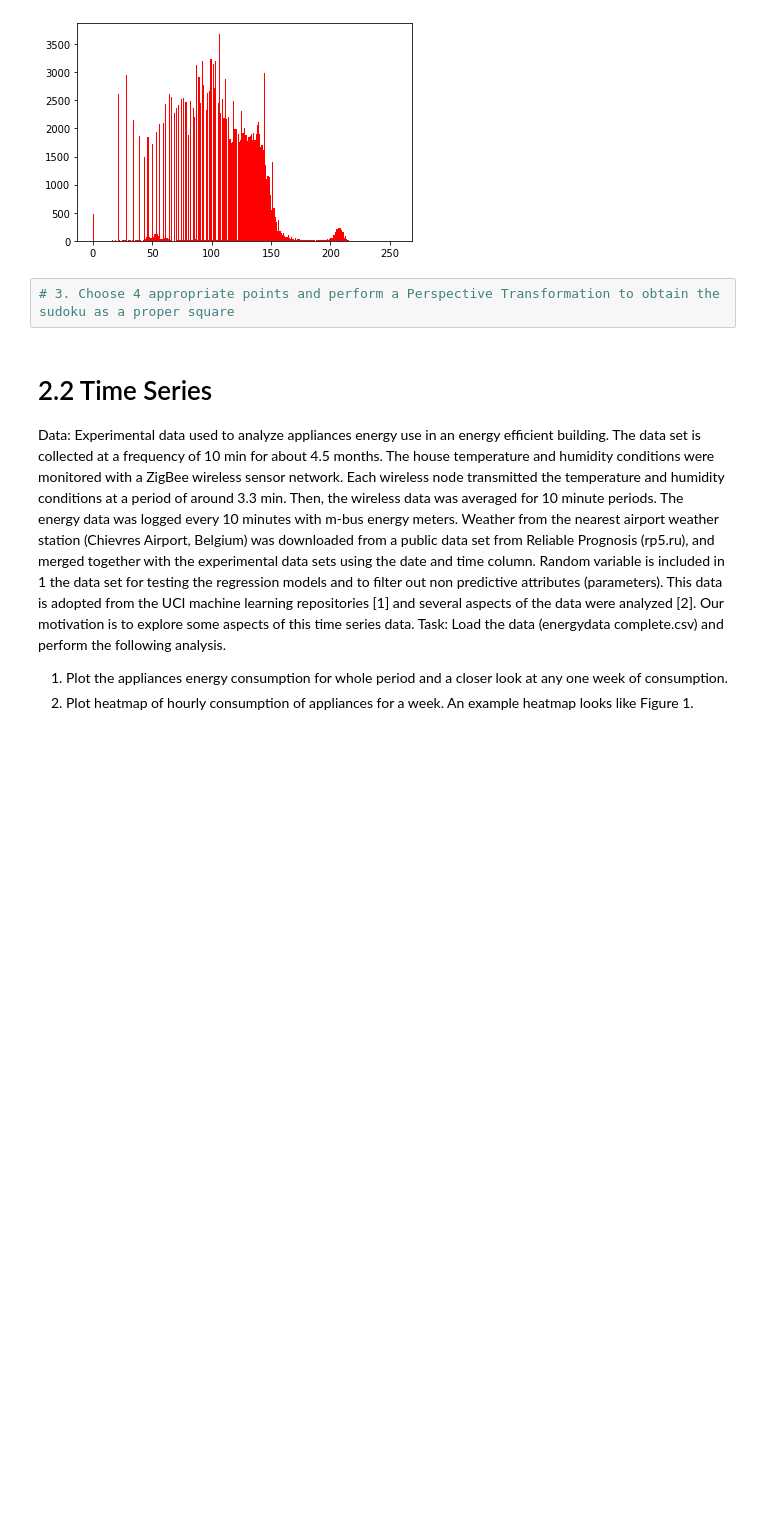
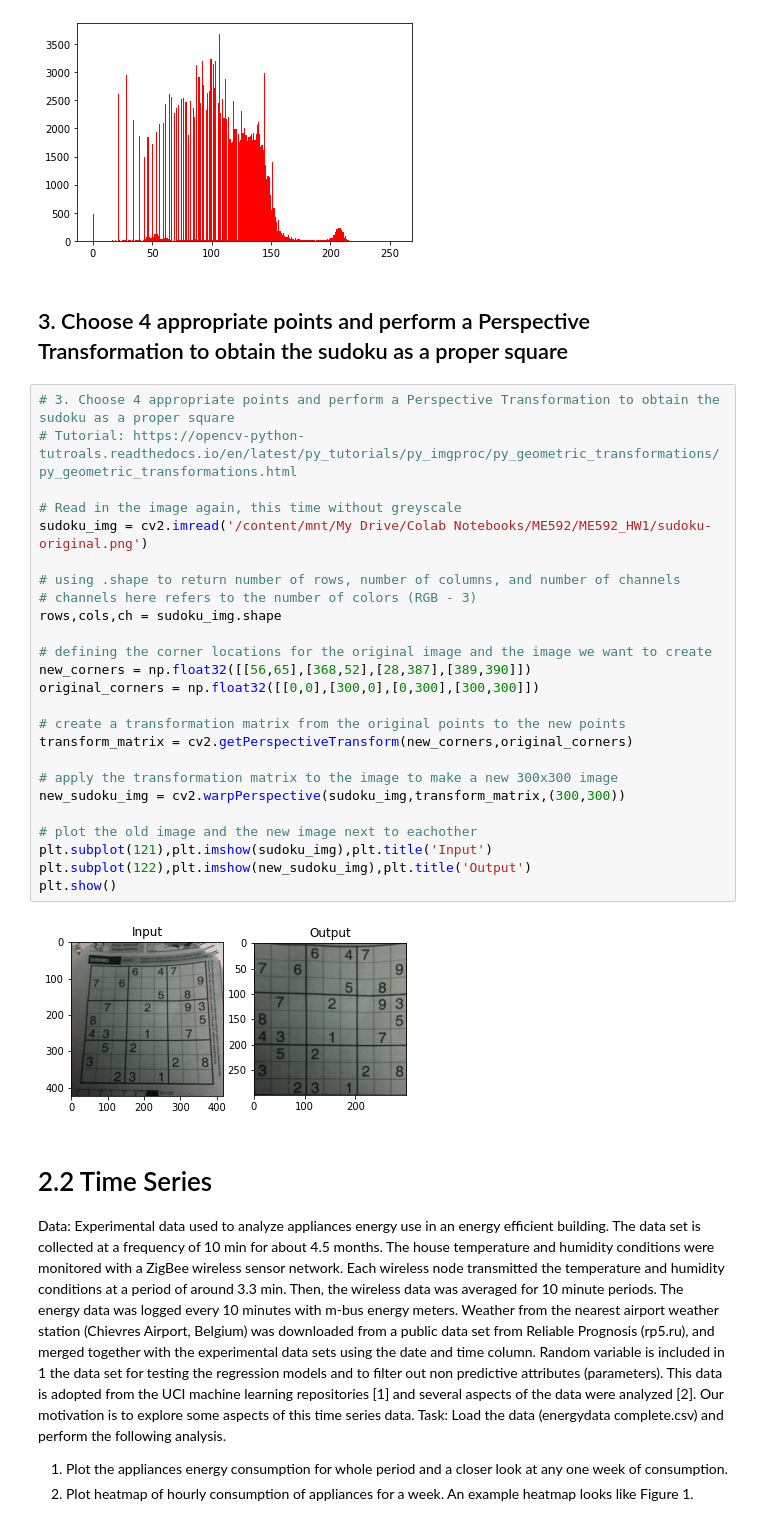
Before and after one commit to kvelez-iastate/S2021_ME592, a Jupyter notebook: Homework1.ipynb, the cells around one changed output. Cells and saved outputs as stored; diff of their text form; blank space fills up the shorter version.

```diff
--- a/Homework1.ipynb
+++ b/Homework1.ipynb
@@ -59,8 +66,35 @@ range = [0,256]
 _ = plt.hist(flat_sudoku,bins,range, color = 'r')
 # %% [output]
 [figure]
-# %%
-# 3. Choose 4 appropriate points and perform a Perspective Transformation to obtain the sudoku as a proper square
+# %% [markdown]
+## 3. Choose 4 appropriate points and perform a Perspective Transformation to obtain the sudoku as a proper square
+# %%
+# 3. Choose 4 appropriate points and perform a Perspective Transformation to obtain the sudoku as a proper square
+# Tutorial: https://opencv-python-tutroals.readthedocs.io/en/latest/py_tutorials/py_imgproc/py_geometric_transformations/py_geometric_transformations.html
+
+# Read in the image again, this time without greyscale
+sudoku_img = cv2.imread('/content/mnt/My Drive/Colab Notebooks/ME592/ME592_HW1/sudoku-original.png')
+
+# using .shape to return number of rows, number of columns, and number of channels
+# channels here refers to the number of colors (RGB - 3)
+rows,cols,ch = sudoku_img.shape
+
+# defining the corner locations for the original image and the image we want to create
+new_corners = np.float32([[56,65],[368,52],[28,387],[389,390]])
+original_corners = np.float32([[0,0],[300,0],[0,300],[300,300]])
+
+# create a transformation matrix from the original points to the new points
+transform_matrix = cv2.getPerspectiveTransform(new_corners,original_corners)
+
+# apply the transformation matrix to the image to make a new 300x300 image
+new_sudoku_img = cv2.warpPerspective(sudoku_img,transform_matrix,(300,300))
+
+# plot the old image and the new image next to eachother
+plt.subplot(121),plt.imshow(sudoku_img),plt.title('Input')
+plt.subplot(122),plt.imshow(new_sudoku_img),plt.title('Output')
+plt.show()
+# %% [output]
+[figure, added]
 # %% [markdown]
 # 2.2 Time Series
 Data: Experimental data used to analyze appliances energy use in an energy efficient
```
Also changed, not shown: parts of 18 cells of this notebook.
